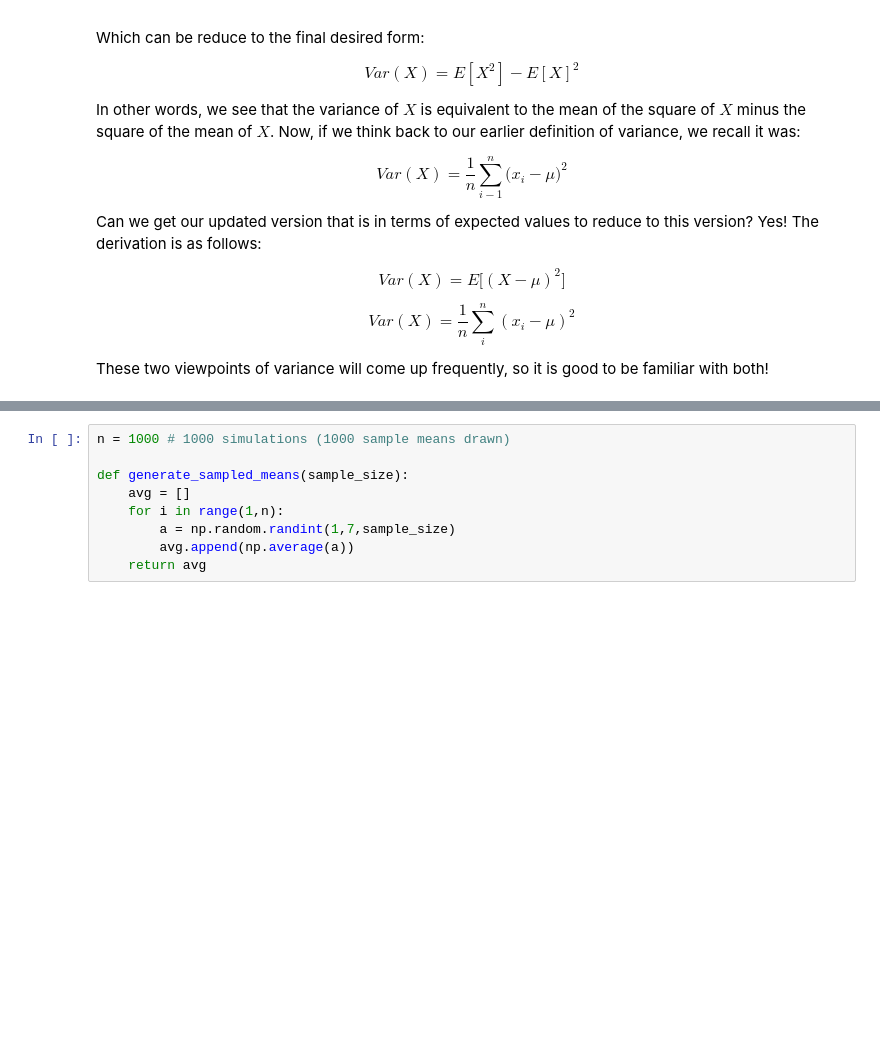
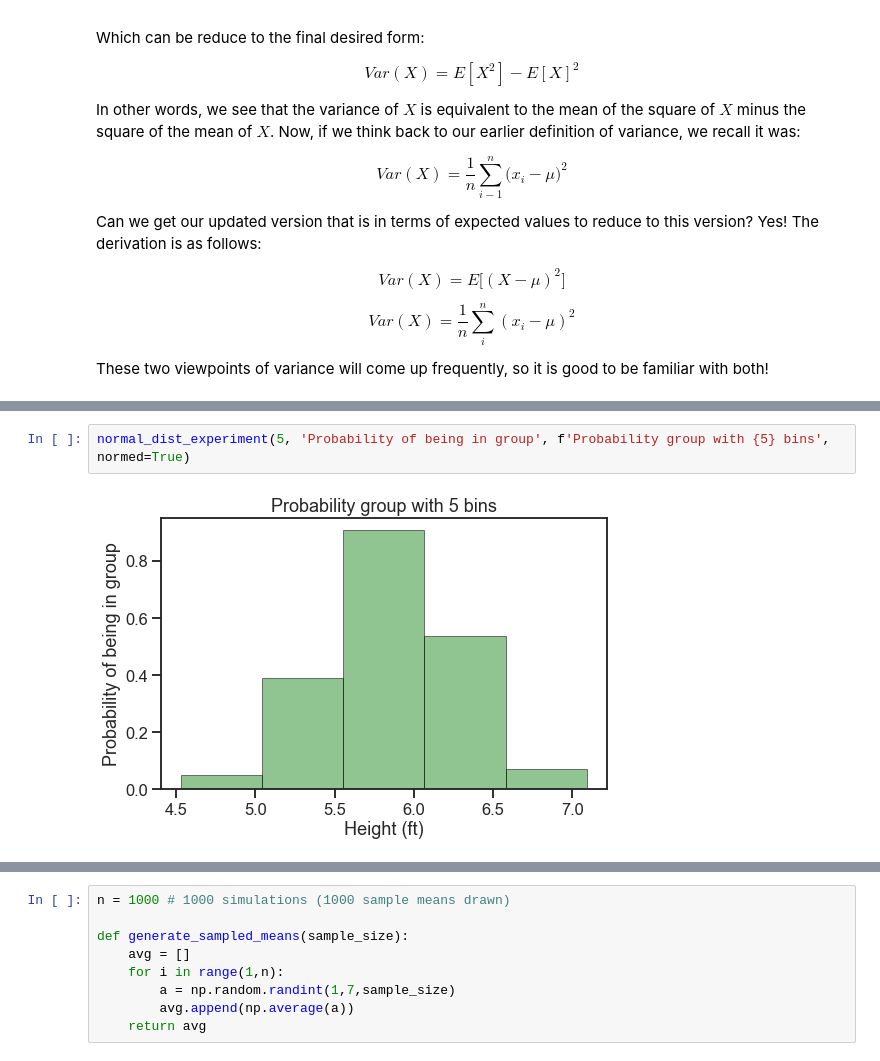
Before and after one commit to NathanielDake/intuitiveml, a Jupyter notebook: Mathematics/04-Statistics-01-Introduction.ipynb, the cells around one changed output, grey strips where cells are left out. Cells and saved outputs as stored; diff of their text form; blank space fills up the shorter version.

```diff
--- a/Mathematics/04-Statistics-01-Introduction.ipynb
+++ b/Mathematics/04-Statistics-01-Introduction.ipynb
@@ -415,0 +488,4 @@ sns.set_style("ticks")
+# %%
+normal_dist_experiment(5, 'Probability of being in group', f'Probability group with {5} bins', normed=True)
+# %% [output]
+[figure, added]
```
Also changed, not shown: parts of 30 cells of this notebook, 3 other files.
